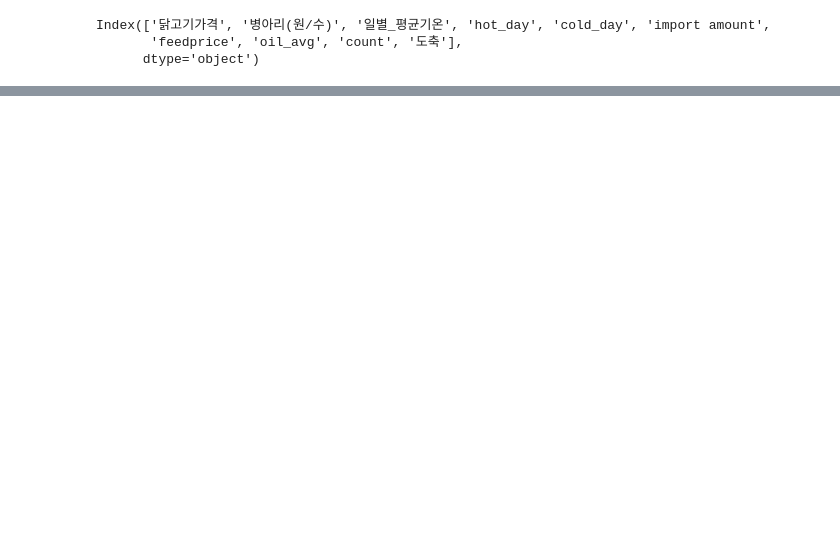
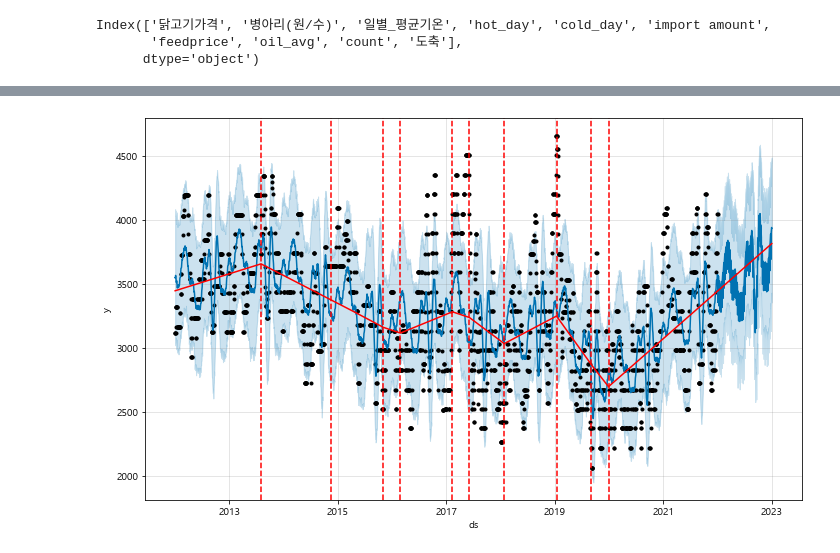
Before and after one commit to fin-special/chicken_price_prediction, a Jupyter notebook: 데이터시각화/hyebin.ipynb, the cells around one changed output, grey strips where cells are left out. Saved outputs shown, nothing was run; the diff lists cells and outputs as text; code cells hidden in the pictures; blank space fills up the shorter version.

```diff
--- a/데이터시각화/hyebin.ipynb
+++ b/데이터시각화/hyebin.ipynb
@@ -885,0 +1425,10 @@ ValueError: With n_samples=0, test_size=0.8 and train_size=None, the resulting t
+# %%
+from prophet.plot import add_changepoints_to_plot
+
+fig = m.plot(forecast)
+a = add_changepoints_to_plot(fig.gca(), m, forecast)
+
+# 빨간 점선 : ChangePoint
+# 빨간 실선 : Trend
+# %% [output]
+[figure, added]
```
Also changed, not shown: parts of 88 cells of this notebook, 3 other files.
